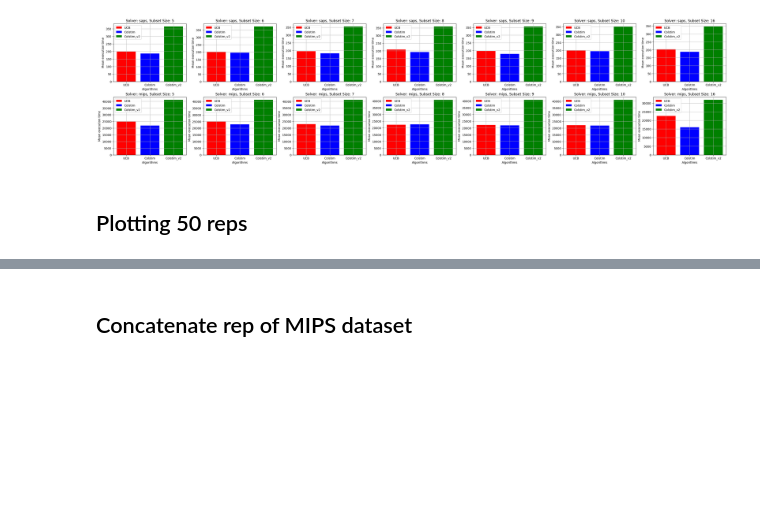
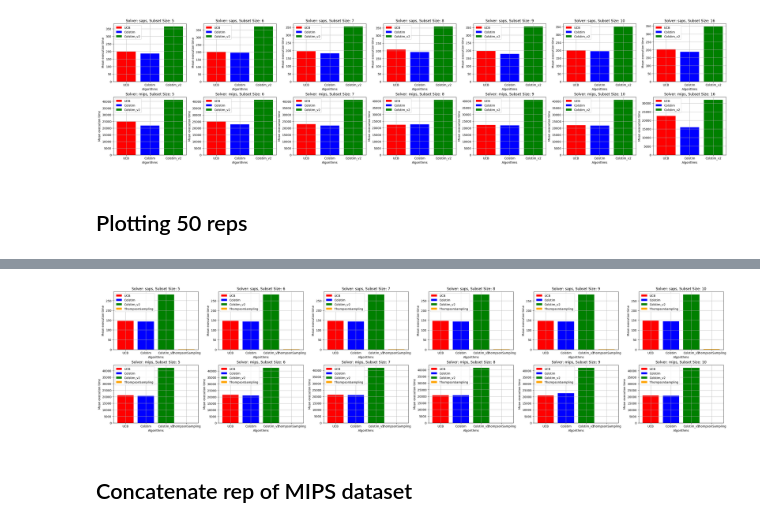
Before and after one commit to sshivam95/Multi-Dueling-Bandits, a Jupyter notebook: test.ipynb, the cells around one changed output, grey strips where cells are left out. Cells and saved outputs as stored; diff of their text form; code cells hidden in the pictures; blank space fills up the shorter version.

```diff
--- a/test.ipynb
+++ b/test.ipynb
@@ -350,3 +350,8 @@ plot_regret_curves(algorithms, solvers, subset_size, colors, directory, theta_0=
+# %%
+directory = "Execution_times_results_theta0_50"
+plot_execution_times(algorithms, solvers, subset_size, colors, directory)
+# %% [output]
+[figure, added]
 # %% [markdown]
 ## Concatenate rep of MIPS dataset
 # %%
```
Also changed, not shown: parts of 1 cell of this notebook.
